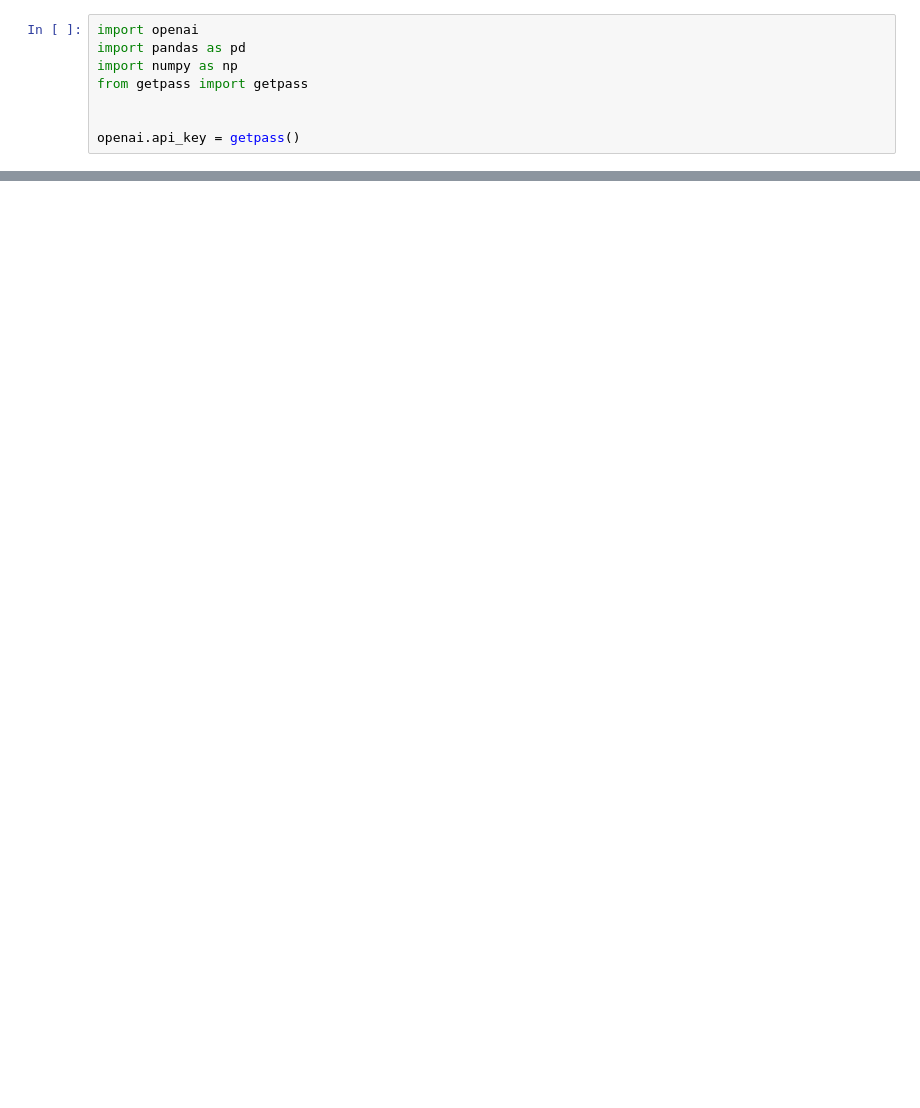
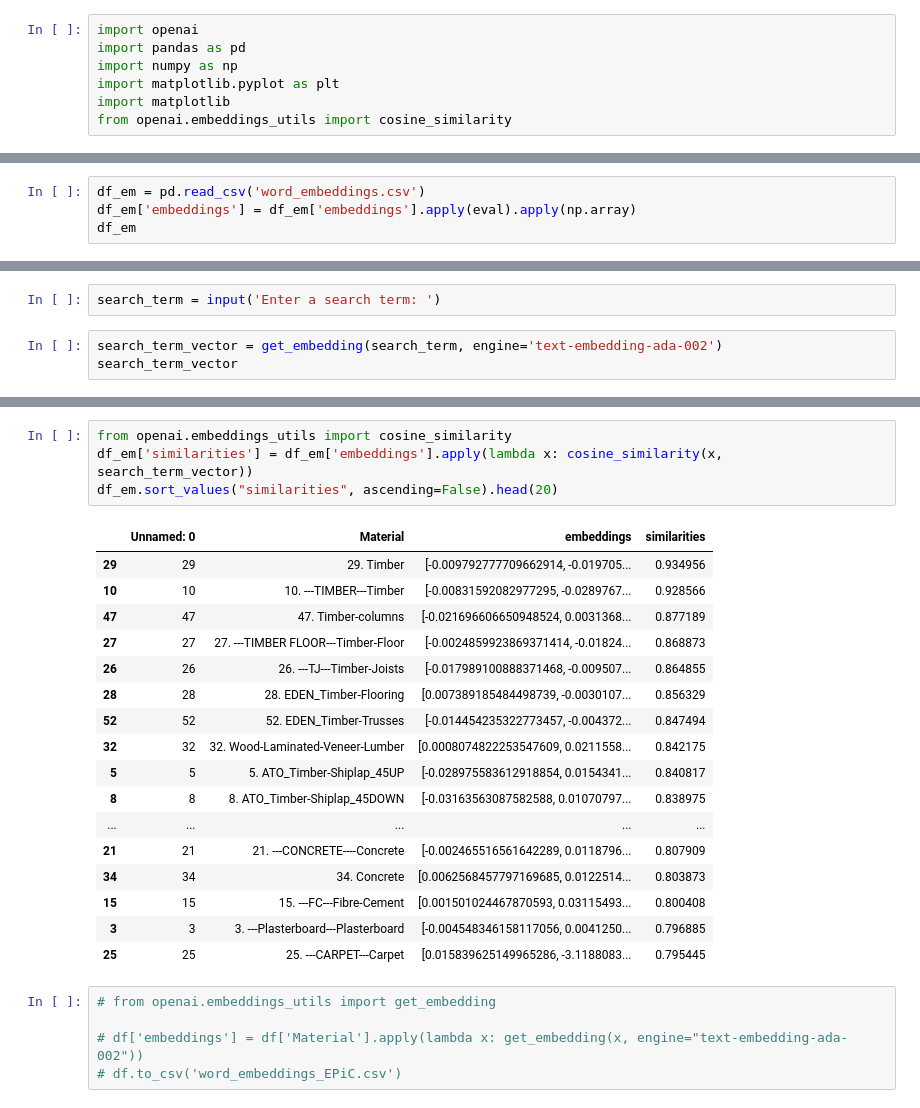
Before and after one commit to KarsonKKC/FADA3030, a Jupyter notebook: embaddings testing.ipynb, the cells around one changed output, grey strips where cells are left out. Cells and saved outputs as stored; diff of their text form; blank space fills up the shorter version.

```diff
--- a/embaddings testing.ipynb
+++ b/embaddings testing.ipynb
@@ -2,7 +2,6 @@
 import openai
 import pandas as pd
 import numpy as np
-from getpass import getpass
-
-
-openai.api_key = getpass()
+import matplotlib.pyplot as plt
+import matplotlib
+from openai.embeddings_utils import cosine_similarity
@@ -109,0 +28,4 @@ KeyError: 'text'
+# %%
+df_em = pd.read_csv('word_embeddings.csv')
+df_em['embeddings'] = df_em['embeddings'].apply(eval).apply(np.array)
+df_em
@@ -109,0 +86,5 @@ KeyError: 'text'
+# %%
+search_term = input('Enter a search term: ')
+# %%
+search_term_vector = get_embedding(search_term, engine='text-embedding-ada-002')
+search_term_vector
@@ -109,0 +109,27 @@ KeyError: 'text'
+# %%
+from openai.embeddings_utils import cosine_similarity
+df_em['similarities'] = df_em['embeddings'].apply(lambda x: cosine_similarity(x, search_term_vector))
+df_em.sort_values("similarities", ascending=False).head(20)
+# %% [output]
+|  | Unnamed: 0 | Material | embeddings | similarities |
+| 29 | 29 | 29. Timber | [-0.009792777709662914, -0.019705... | 0.934956 |
+| 10 | 10 | 10. ---TIMBER---Timber | [-0.00831592082977295, -0.0289767... | 0.928566 |
+| 47 | 47 | 47. Timber-columns | [-0.021696606650948524, 0.0031368... | 0.877189 |
+| 27 | 27 | 27. ---TIMBER FLOOR---Timber-Floor | [-0.0024859923869371414, -0.01824... | 0.868873 |
+| 26 | 26 | 26. ---TJ---Timber-Joists | [-0.017989100888371468, -0.009507... | 0.864855 |
+| 28 | 28 | 28. EDEN_Timber-Flooring | [0.007389185484498739, -0.0030107... | 0.856329 |
+| 52 | 52 | 52. EDEN_Timber-Trusses | [-0.014454235322773457, -0.004372... | 0.847494 |
+| 32 | 32 | 32. Wood-Laminated-Veneer-Lumber | [0.0008074822253547609, 0.0211558... | 0.842175 |
+| 5 | 5 | 5. ATO_Timber-Shiplap_45UP | [-0.028975583612918854, 0.0154341... | 0.840817 |
+| 8 | 8 | 8. ATO_Timber-Shiplap_45DOWN | [-0.03163563087582588, 0.01070797... | 0.838975 |
+| ... | ... | ... | ... | ... |
+| 21 | 21 | 21. ---CONCRETE----Concrete | [-0.002465516561642289, 0.0118796... | 0.807909 |
+| 34 | 34 | 34. Concrete | [0.0062568457797169685, 0.0122514... | 0.803873 |
+| 15 | 15 | 15. ---FC---Fibre-Cement | [0.001501024467870593, 0.03115493... | 0.800408 |
+| 3 | 3 | 3. ---Plasterboard---Plasterboard | [-0.004548346158117056, 0.0041250... | 0.796885 |
+| 25 | 25 | 25. ---CARPET---Carpet | [0.015839625149965286, -3.1188083... | 0.795445 |
+# %%
+# from openai.embeddings_utils import get_embedding
+
+# df['embeddings'] = df['Material'].apply(lambda x: get_embedding(x, engine="text-embedding-ada-002"))
+# df.to_csv('word_embeddings_EPiC.csv')
```
Also changed, not shown: parts of 18 cells of this notebook, 8 other files.
